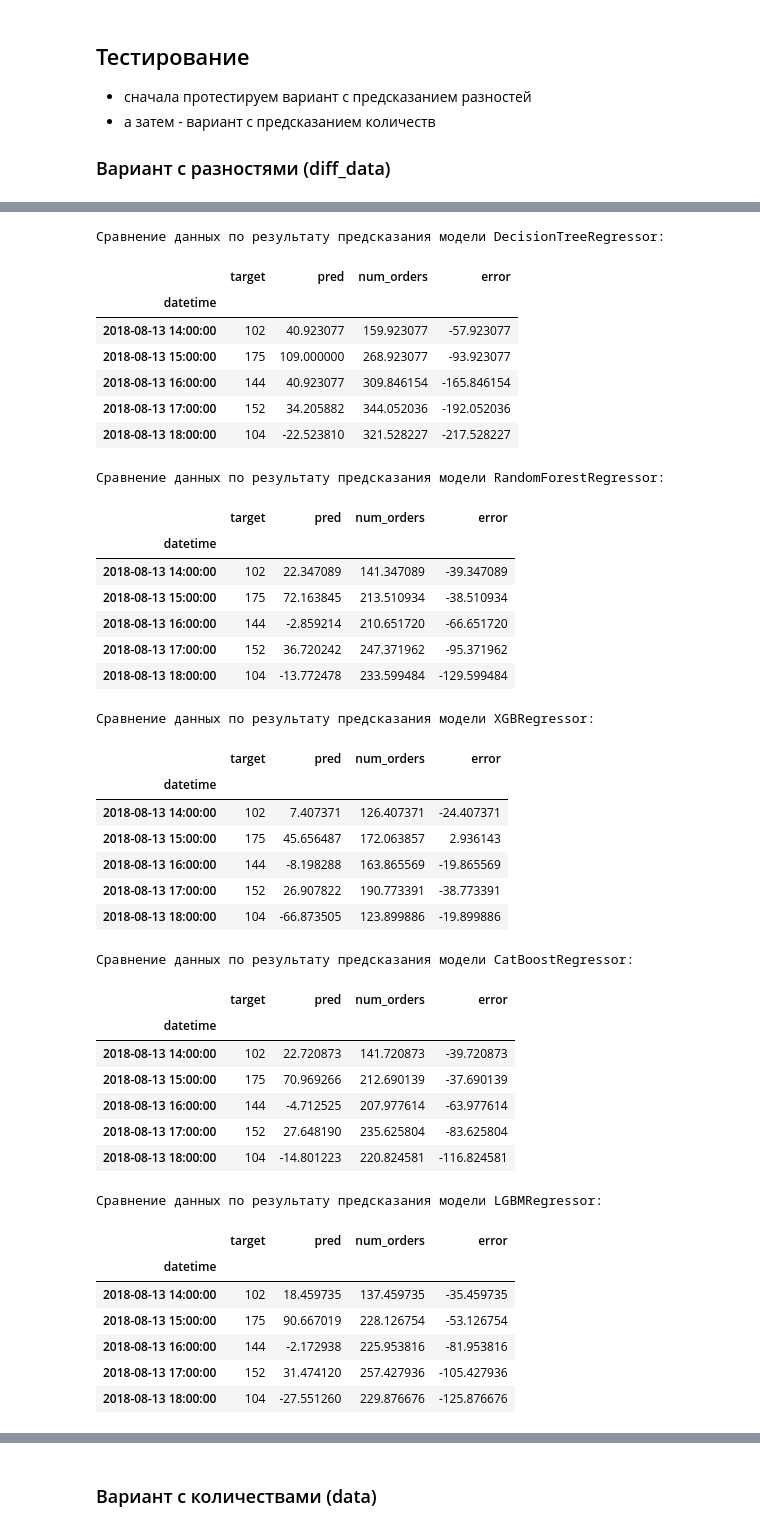
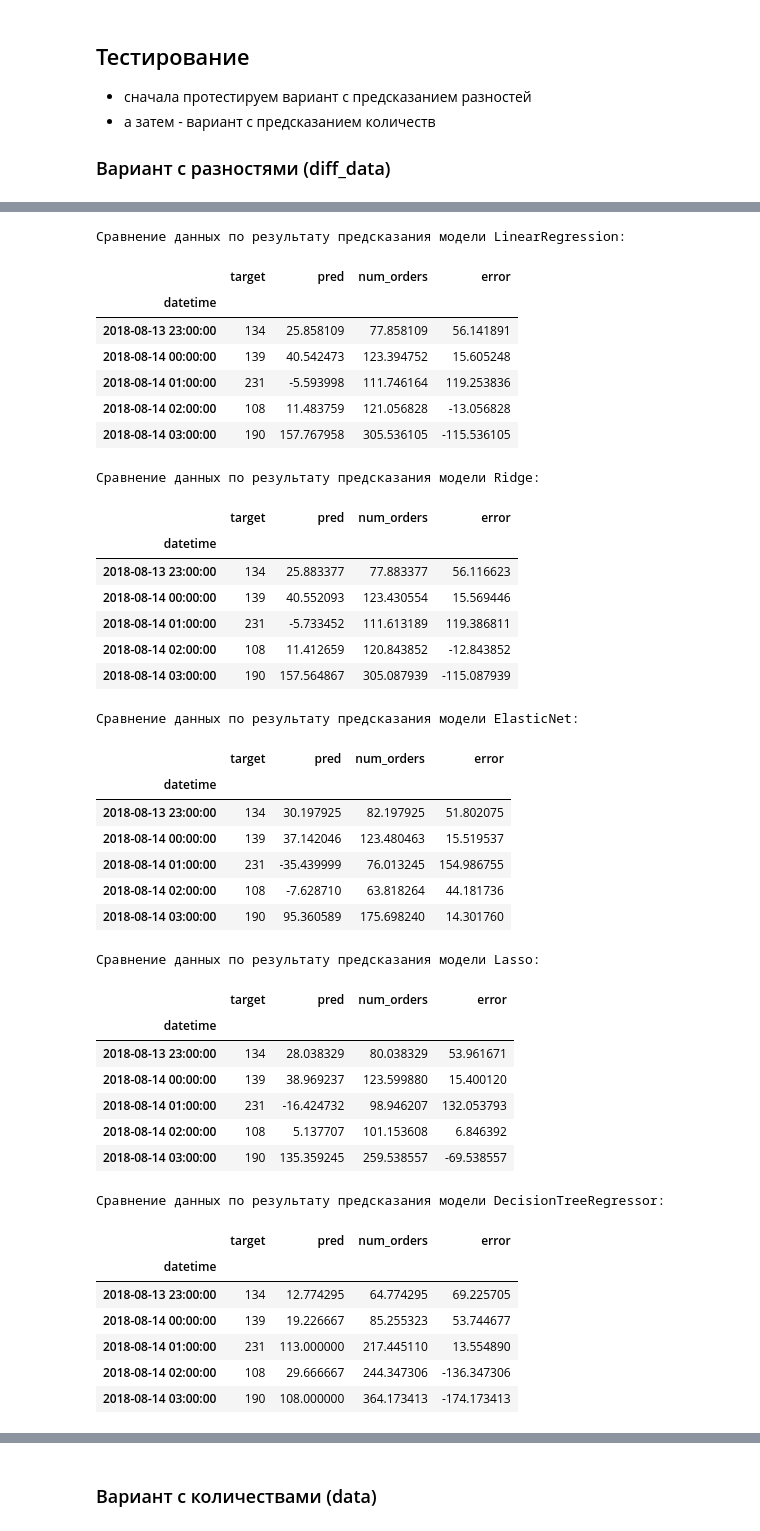
Before and after one commit to Jonzzi/yandex_practicum, a Jupyter notebook: taxi_orders/Yumagulov_Taxi_Orders.ipynb, the cells around one changed output, grey strips where cells are left out. Saved outputs shown, nothing was run; the diff lists cells and outputs as text; code cells hidden in the pictures.

```diff
--- a/taxi_orders/Yumagulov_Taxi_Orders.ipynb
+++ b/taxi_orders/Yumagulov_Taxi_Orders.ipynb
@@ -93,7 +98,8 @@ memory usage: 414.0 KB
 [figure]
 # %%
 data = data.resample('1H').sum()
-data = data.dropna()
+#data = data.dropna()
+data = data.fillna(data['num_orders'].median())
 data.info()
 data.plot(figsize=[12,9], title='Значения ресемплированные с интервалом в 1 час', xlabel='Время заказа', ylabel='Количество заказов')
 # %% [output]
@@ -121,6 +127,8 @@ plt.subplot(313)
 decomposed.resid.plot(ax=plt.gca())
 plt.title('Остаток декомпозиции')
 plt.tight_layout()
+data['trend'] = decomposed.trend
+data['seasonal'] = decomposed.seasonal
 # %% [output]
 [figure]
 # %%
@@ -136,5 +144,5 @@ Text(0.5, 1.0, 'Сезонность за май')
 data['mean'] = data['num_orders'].rolling(SAMPLE_SIZE).mean()
 data['std'] = data['num_orders'].rolling(SAMPLE_SIZE).std()
 data.plot(figsize=[12,9], title='Значения, скользящее среднее, стандартное отклонение, ресемплированные с интервалом в 1 час', xlabel='Время заказа', ylabel='Количество заказов')
-#data = data.drop(['mean', 'std'], axis=1)
+data = data.drop(['mean', 'std'], axis=1)
 # %% [output]
@@ -168,9 +175,10 @@ def make_features(dt, max_lag, rolling_mean_size):
 
 diff_data = make_features(diff_data, ML, RMS)
 # %%
+display(diff_data.head())
+diff_data = diff_data.dropna()
 train, test = train_test_split(diff_data, shuffle=False, test_size=0.1)
-train = train.dropna()
-test = test.dropna()
+
 print('Размерность обучающей выборки:', train.shape)
 print('Размерность тестовой выборки:', test.shape)
 train_features = train.drop(['num_orders'], axis=1)
@@ -360,69 +387,69 @@ Wall time: 1.11 s
 # %%
 last_num = data.loc[train_target.index[train_target.shape[0]-1],'num_orders'] # берем из исходных данных последнее значение с индексом как в обучающей выборке
 
 from_test_target = data.loc[test_target.index, 'num_orders'] # берем из исходных данных значения с индексами как в тестовой выборке
 
 model_list = results.query('Модель_пригодна==True')['Модель'].tolist()
 for md in model_list:
 # Создаем временный датафрейм для сравнения целевых и предсказанных значений
     diff_test_target = pd.DataFrame()
     diff_test_target['target'] = from_test_target
     pred = results.query('Модель==@md').reset_index(drop=True) # чтобы искомый элемент остался с нулевым индексом
     pred = pred.loc[0, 'pred']
     diff_test_target['pred'] = pred
 
 # Возвращаемся из разностей к исходным значениям
     diff_test_target['num_orders'] = 0 # создаем столбец где будут храниться восстановленные значения заказов из разностей
     for i in range(test_target.shape[0]):
         ind = diff_test_target.index[i]
         if i==0:
-            diff_test_target.loc[ind, 'num_orders'] = diff_test_target.loc[ind, 'pred'] + last_num # первое значение берем из предсказания и последнегозначения
+            diff_test_target.loc[ind, 'num_orders'] = diff_test_target.loc[ind, 'pred'] + last_num * K1 # первое значение берем из предсказания и последнегозначения
         else:
-            diff_test_target.loc[ind, 'num_orders'] = diff_test_target.loc[ind, 'pred'] + diff_test_target.loc[diff_test_target.index[i-1], 'num_orders'] # добавляем предсказанную разницу к предыдущему значению
+            diff_test_target.loc[ind, 'num_orders'] = K3 * (diff_test_target.loc[ind, 'pred'] + diff_test_target.loc[diff_test_target.index[i-1], 'num_orders'] * K2) # добавляем предсказанную разницу к предыдущему значению
 
 # Выводим результаты
-    diff_test_target['2018-08-14':'2018-08-23'].drop('pred', axis=1).plot(figsize=[12,9], title='Количества заказов такси, целевые и предсказанные моделью {}'.format(md), xlabel='Время заказа', ylabel='Количество заказов')
+    diff_test_target['2018-08-14':'2018-08-23'].drop('pred', axis=1).plot(figsize=[12,9], title='Количества заказов такси, целевые и предсказанные моделью {} (восстановление из разностей с учетом поправочных коэффициентов)'.format(md), xlabel='Время заказа', ylabel='Количество заказов')
     diff_test_target['error'] = diff_test_target['target'] - diff_test_target['num_orders']
     print('Сравнение данных по результату предсказания модели {}:'.format(md))
     display(diff_test_target.head())
 # %% [output]
-Сравнение данных по результату предсказания модели DecisionTreeRegressor:
+Сравнение данных по результату предсказания модели LinearRegression:
 |  | target | pred | num_orders | error |
 | datetime |  |  |  |  |
-| 2018-08-13 14:00:00 | 102 | 40.923077 | 159.923077 | -57.923077 |
-| 2018-08-13 15:00:00 | 175 | 109.000000 | 268.923077 | -93.923077 |
-| 2018-08-13 16:00:00 | 144 | 40.923077 | 309.846154 | -165.846154 |
-| 2018-08-13 17:00:00 | 152 | 34.205882 | 344.052036 | -192.052036 |
-| 2018-08-13 18:00:00 | 104 | -22.523810 | 321.528227 | -217.528227 |
+| 2018-08-13 23:00:00 | 134 | 25.858109 | 77.858109 | 56.141891 |
+| 2018-08-14 00:00:00 | 139 | 40.542473 | 123.394752 | 15.605248 |
+| 2018-08-14 01:00:00 | 231 | -5.593998 | 111.746164 | 119.253836 |
+| 2018-08-14 02:00:00 | 108 | 11.483759 | 121.056828 | -13.056828 |
+| 2018-08-14 03:00:00 | 190 | 157.767958 | 305.536105 | -115.536105 |
-Сравнение данных по результату предсказания модели RandomForestRegressor:
+Сравнение данных по результату предсказания модели Ridge:
 |  | target | pred | num_orders | error |
 | datetime |  |  |  |  |
-| 2018-08-13 14:00:00 | 102 | 22.347089 | 141.347089 | -39.347089 |
-| 2018-08-13 15:00:00 | 175 | 72.163845 | 213.510934 | -38.510934 |
-| 2018-08-13 16:00:00 | 144 | -2.859214 | 210.651720 | -66.651720 |
-| 2018-08-13 17:00:00 | 152 | 36.720242 | 247.371962 | -95.371962 |
-| 2018-08-13 18:00:00 | 104 | -13.772478 | 233.599484 | -129.599484 |
+| 2018-08-13 23:00:00 | 134 | 25.883377 | 77.883377 | 56.116623 |
+| 2018-08-14 00:00:00 | 139 | 40.552093 | 123.430554 | 15.569446 |
+| 2018-08-14 01:00:00 | 231 | -5.733452 | 111.613189 | 119.386811 |
+| 2018-08-14 02:00:00 | 108 | 11.412659 | 120.843852 | -12.843852 |
+| 2018-08-14 03:00:00 | 190 | 157.564867 | 305.087939 | -115.087939 |
-Сравнение данных по результату предсказания модели XGBRegressor:
+Сравнение данных по результату предсказания модели ElasticNet:
 |  | target | pred | num_orders | error |
 | datetime |  |  |  |  |
-| 2018-08-13 14:00:00 | 102 | 7.407371 | 126.407371 | -24.407371 |
-| 2018-08-13 15:00:00 | 175 | 45.656487 | 172.063857 | 2.936143 |
-| 2018-08-13 16:00:00 | 144 | -8.198288 | 163.865569 | -19.865569 |
-| 2018-08-13 17:00:00 | 152 | 26.907822 | 190.773391 | -38.773391 |
-| 2018-08-13 18:00:00 | 104 | -66.873505 | 123.899886 | -19.899886 |
+| 2018-08-13 23:00:00 | 134 | 30.197925 | 82.197925 | 51.802075 |
+| 2018-08-14 00:00:00 | 139 | 37.142046 | 123.480463 | 15.519537 |
+| 2018-08-14 01:00:00 | 231 | -35.439999 | 76.013245 | 154.986755 |
+| 2018-08-14 02:00:00 | 108 | -7.628710 | 63.818264 | 44.181736 |
+| 2018-08-14 03:00:00 | 190 | 95.360589 | 175.698240 | 14.301760 |
-Сравнение данных по результату предсказания модели CatBoostRegressor:
+Сравнение данных по результату предсказания модели Lasso:
 |  | target | pred | num_orders | error |
 | datetime |  |  |  |  |
-| 2018-08-13 14:00:00 | 102 | 22.720873 | 141.720873 | -39.720873 |
-| 2018-08-13 15:00:00 | 175 | 70.969266 | 212.690139 | -37.690139 |
-| 2018-08-13 16:00:00 | 144 | -4.712525 | 207.977614 | -63.977614 |
-| 2018-08-13 17:00:00 | 152 | 27.648190 | 235.625804 | -83.625804 |
-| 2018-08-13 18:00:00 | 104 | -14.801223 | 220.824581 | -116.824581 |
+| 2018-08-13 23:00:00 | 134 | 28.038329 | 80.038329 | 53.961671 |
+| 2018-08-14 00:00:00 | 139 | 38.969237 | 123.599880 | 15.400120 |
+| 2018-08-14 01:00:00 | 231 | -16.424732 | 98.946207 | 132.053793 |
+| 2018-08-14 02:00:00 | 108 | 5.137707 | 101.153608 | 6.846392 |
+| 2018-08-14 03:00:00 | 190 | 135.359245 | 259.538557 | -69.538557 |
-Сравнение данных по результату предсказания модели LGBMRegressor:
+Сравнение данных по результату предсказания модели DecisionTreeRegressor:
 |  | target | pred | num_orders | error |
 | datetime |  |  |  |  |
-| 2018-08-13 14:00:00 | 102 | 18.459735 | 137.459735 | -35.459735 |
-| 2018-08-13 15:00:00 | 175 | 90.667019 | 228.126754 | -53.126754 |
-| 2018-08-13 16:00:00 | 144 | -2.172938 | 225.953816 | -81.953816 |
-| 2018-08-13 17:00:00 | 152 | 31.474120 | 257.427936 | -105.427936 |
-| 2018-08-13 18:00:00 | 104 | -27.551260 | 229.876676 | -125.876676 |
+| 2018-08-13 23:00:00 | 134 | 12.774295 | 64.774295 | 69.225705 |
+| 2018-08-14 00:00:00 | 139 | 19.226667 | 85.255323 | 53.744677 |
+| 2018-08-14 01:00:00 | 231 | 113.000000 | 217.445110 | 13.554890 |
+| 2018-08-14 02:00:00 | 108 | 29.666667 | 244.347306 | -136.347306 |
+| 2018-08-14 03:00:00 | 190 | 108.000000 | 364.173413 | -174.173413 |
```
Also changed, not shown: parts of 14 cells of this notebook.
